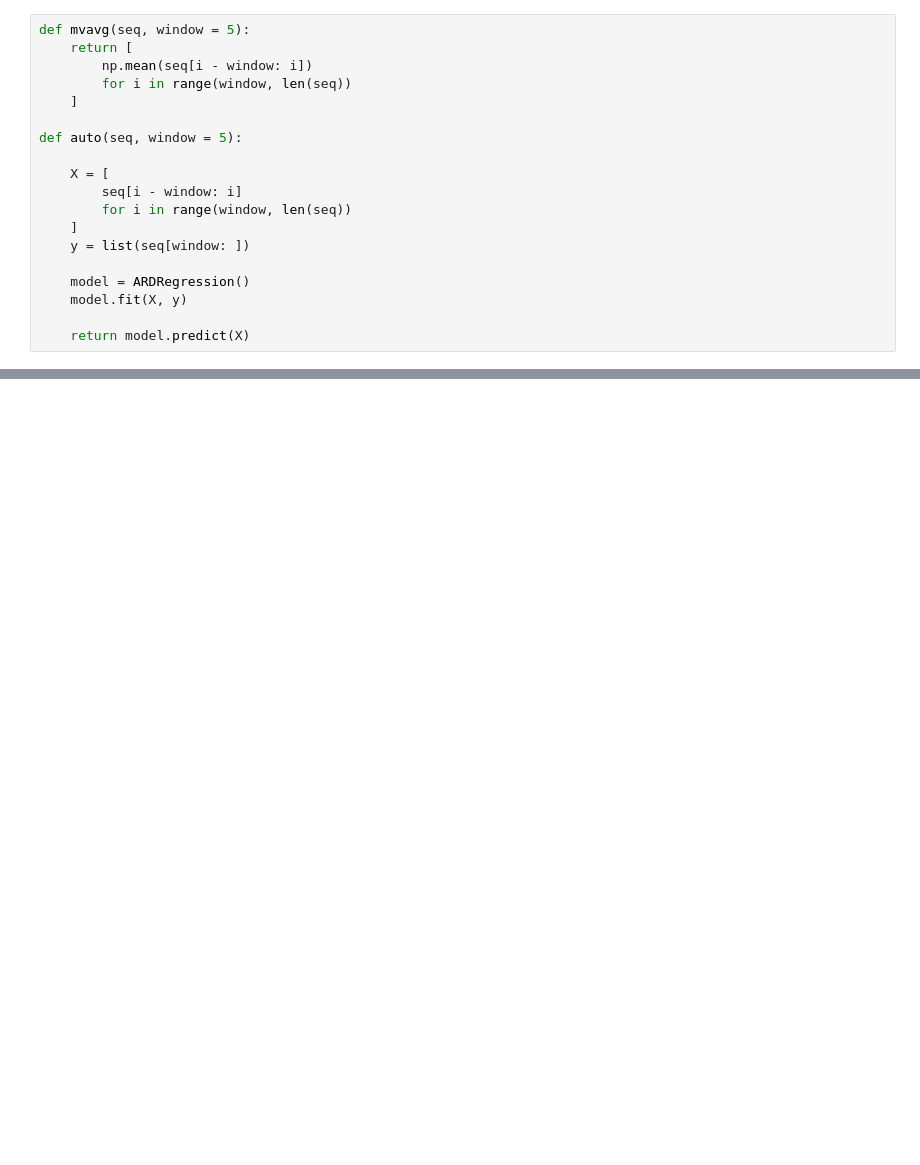
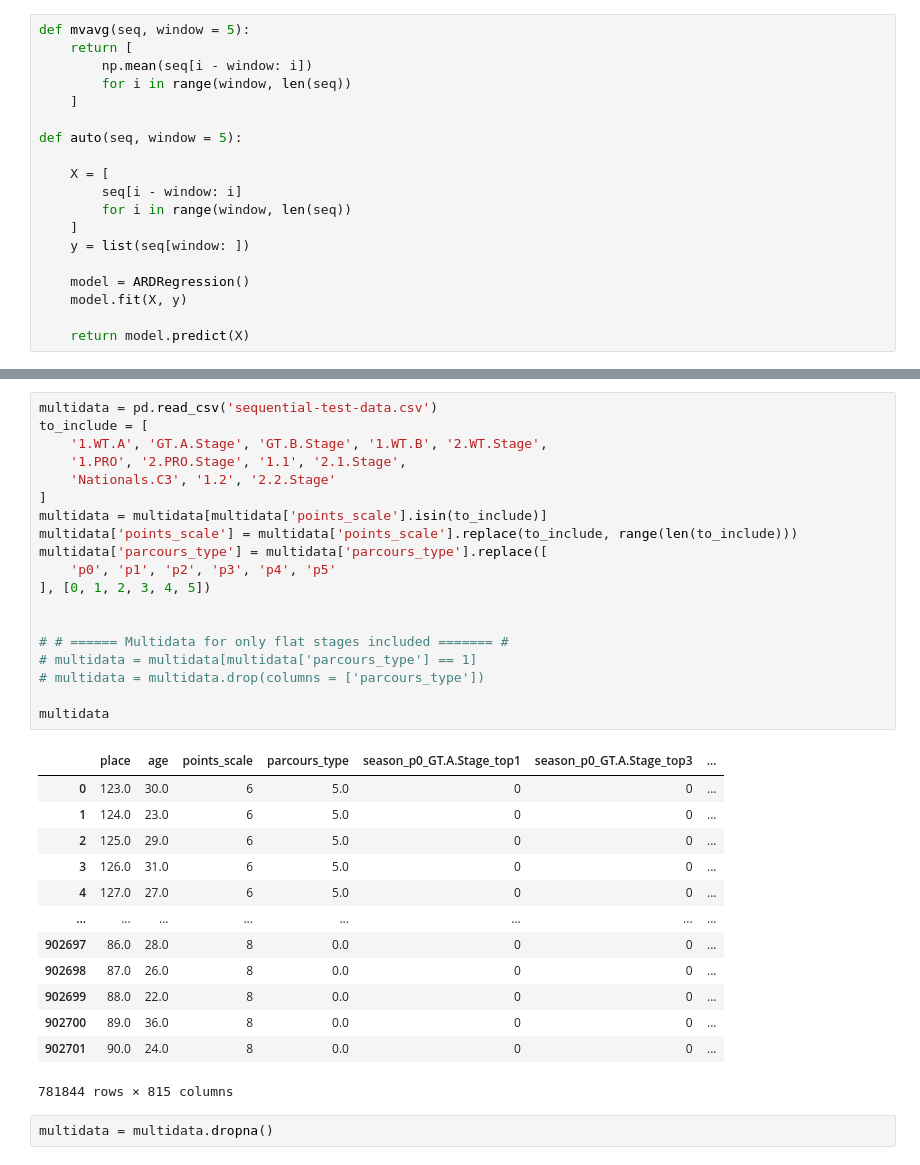
Before and after one commit to SamMorton123/velo-research, a Jupyter notebook: research/eda.v4.ipynb, the cells around one changed output, grey strips where cells are left out. Drawn from its saved outputs; the diff is of its cells as text; blank space fills up the shorter version.

```diff
--- a/research/eda.v4.ipynb
+++ b/research/eda.v4.ipynb
@@ -116,0 +253,35 @@ def
+# %%
+multidata = pd.read_csv('sequential-test-data.csv')
+to_include = [
+    '1.WT.A', 'GT.A.Stage', 'GT.B.Stage', '1.WT.B', '2.WT.Stage',
+    '1.PRO', '2.PRO.Stage', '1.1', '2.1.Stage',
+    'Nationals.C3', '1.2', '2.2.Stage'
+]
+multidata = multidata[multidata['points_scale'].isin(to_include)]
+multidata['points_scale'] = multidata['points_scale'].replace(to_include, range(len(to_include)))
+multidata['parcours_type'] = multidata['parcours_type'].replace([
+    'p0', 'p1', 'p2', 'p3', 'p4', 'p5'
+], [0, 1, 2, 3, 4, 5])
+
+
+# # ====== Multidata for only flat stages included ======= #
+# multidata = multidata[multidata['parcours_type'] == 1]
+# multidata = multidata.drop(columns = ['parcours_type'])
+
+multidata
+# %% [output]
+|  | place | age | points_scale | parcours_type | season_p0_GT.A.Stage_top1 | season_p0_GT.A.Stage_top3 | ... |
+| 0 | 123.0 | 30.0 | 6 | 5.0 | 0 | 0 | ... |
+| 1 | 124.0 | 23.0 | 6 | 5.0 | 0 | 0 | ... |
+| 2 | 125.0 | 29.0 | 6 | 5.0 | 0 | 0 | ... |
+| 3 | 126.0 | 31.0 | 6 | 5.0 | 0 | 0 | ... |
+| 4 | 127.0 | 27.0 | 6 | 5.0 | 0 | 0 | ... |
+| ... | ... | ... | ... | ... | ... | ... | ... |
+| 902697 | 86.0 | 28.0 | 8 | 0.0 | 0 | 0 | ... |
+| 902698 | 87.0 | 26.0 | 8 | 0.0 | 0 | 0 | ... |
+| 902699 | 88.0 | 22.0 | 8 | 0.0 | 0 | 0 | ... |
+| 902700 | 89.0 | 36.0 | 8 | 0.0 | 0 | 0 | ... |
+| 902701 | 90.0 | 24.0 | 8 | 0.0 | 0 | 0 | ... |
+781844 rows × 815 columns
+# %%
+multidata = multidata.dropna()
```
Also changed, not shown: parts of 22 cells of this notebook, 1 other file.
